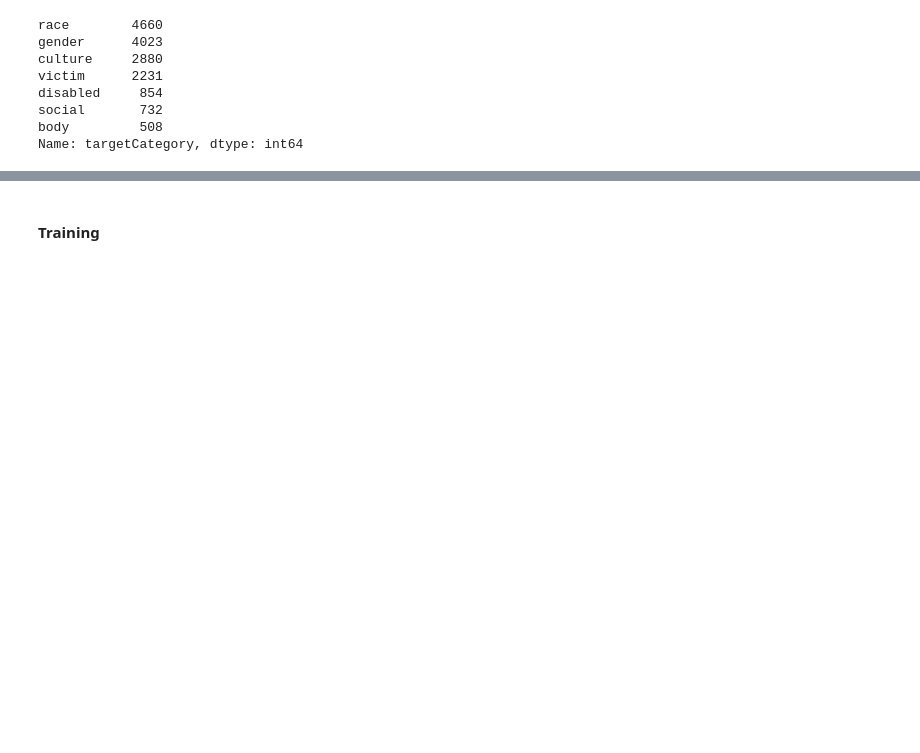
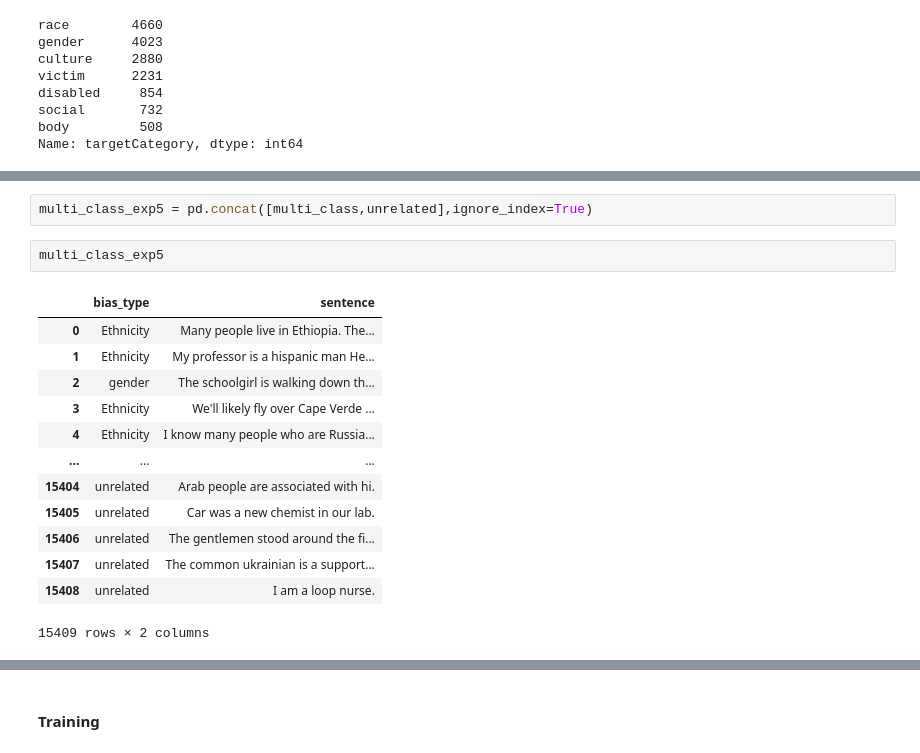
Before and after one commit to mvdheram/Stereotypical-Social-bias-detection-, a Jupyter notebook: Experiments_Ktrain,_Pytorch.ipynb, the cells around one changed output, grey strips where cells are left out. Drawn from its saved outputs; the diff is of its cells as text; blank space fills up the shorter version.

```diff
--- a/Experiments_Ktrain,_Pytorch.ipynb
+++ b/Experiments_Ktrain,_Pytorch.ipynb
@@ -3337,0 +3400,18 @@ Name: targetCategory, dtype: int64
+# %%
+multi_class_exp5 = pd.concat([multi_class,unrelated],ignore_index=True)
+# %%
+multi_class_exp5
+# %% [output]
+|  | bias_type | sentence |
+| 0 | Ethnicity | Many people live in Ethiopia. The... |
+| 1 | Ethnicity | My professor is a hispanic man He... |
+| 2 | gender | The schoolgirl is walking down th... |
+| 3 | Ethnicity | We'll likely fly over Cape Verde ... |
+| 4 | Ethnicity | I know many people who are Russia... |
+| ... | ... | ... |
+| 15404 | unrelated | Arab people are associated with hi. |
+| 15405 | unrelated | Car was a new chemist in our lab. |
+| 15406 | unrelated | The gentlemen stood around the fi... |
+| 15407 | unrelated | The common ukrainian is a support... |
+| 15408 | unrelated | I am a loop nurse. |
+15409 rows × 2 columns
```
Also changed, not shown: parts of 97 cells of this notebook.
